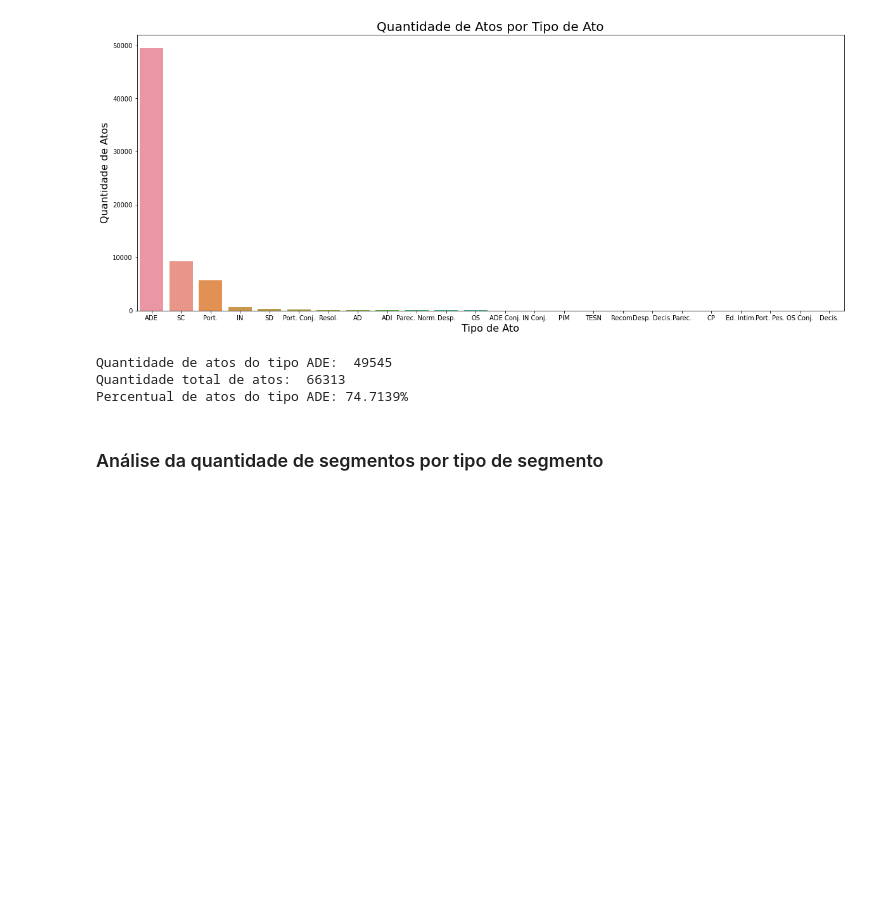
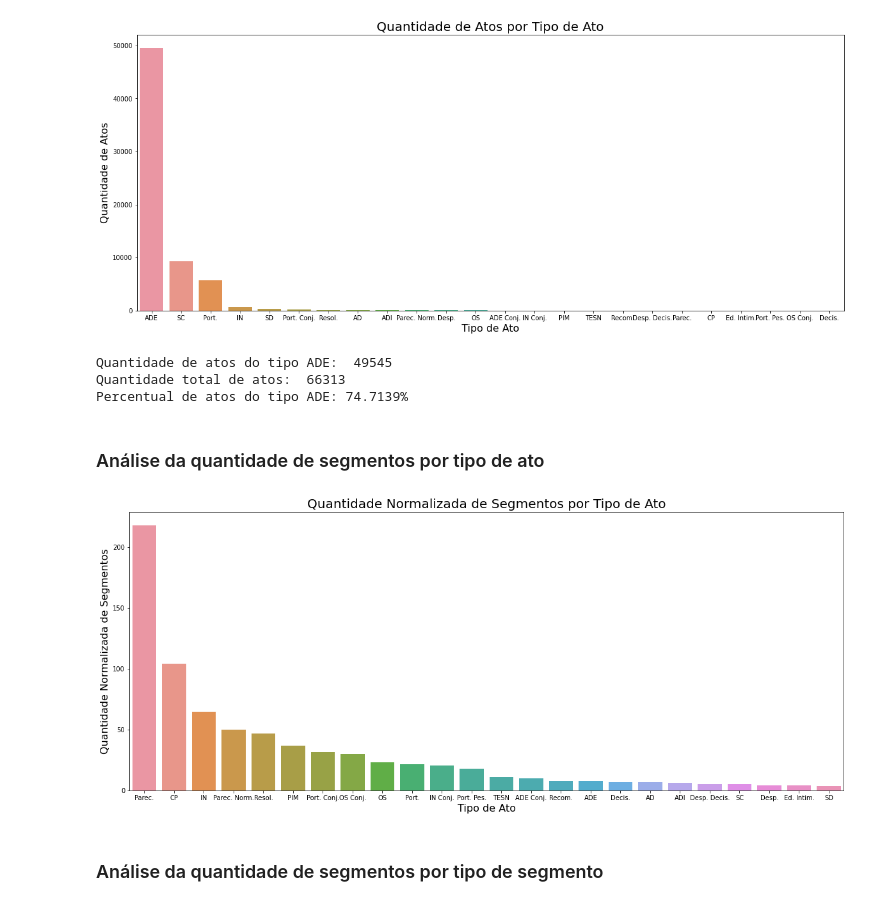
Before and after one commit to correialc/saan, a Jupyter notebook: analise-exploratoria.ipynb, the cells around one changed output. Cells and saved outputs as stored; diff of their text form; code cells hidden in the pictures; blank space fills up the shorter version.

Commit message:
Refinando a analise de tipos de atos e segmentos

```diff
--- a/analise-exploratoria.ipynb
+++ b/analise-exploratoria.ipynb
@@ -36,8 +36,8 @@ df_segmentos['data_publicacao'] = pd.to_datetime(df_segmentos['data_publicacao']
 # %%
 qtd_atos_por_tipo = df_segmentos[['tipo_ato', 'pk_ato']].groupby('tipo_ato')['pk_ato'].nunique()
 df_qtd_atos_por_tipo = pd.DataFrame(qtd_atos_por_tipo)
-df_qtd_atos_por_tipo.columns = ['quantidade_atos']
+df_qtd_atos_por_tipo.columns = ['qtd_atos']
 df_qtd_atos_por_tipo.reset_index(inplace=True)
-df_qtd_atos_por_tipo.sort_values(by='quantidade_atos', ascending=False, inplace=True, ignore_index=True)
+df_qtd_atos_por_tipo.sort_values(by='qtd_atos', ascending=False, inplace=True, ignore_index=True)
 # %%
 fig = plt.figure(figsize=(20,8))
@@ -59,6 +59,28 @@ print('Percentual de atos do tipo ADE: {0:3.4f}%'.format(perc_atos_ade))
 Quantidade de atos do tipo ADE:  49545
 Quantidade total de atos:  66313
 Percentual de atos do tipo ADE: 74.7139%
+# %% [markdown]
+### Análise da quantidade de segmentos por tipo de ato
+# %%
+qtd_segmentos_por_tipo_ato = df_segmentos[['tipo_ato', 'pk_segmento']].groupby('tipo_ato')['pk_segmento'].nunique()
+df_qtd_segmentos_por_tipo_ato = pd.DataFrame(qtd_segmentos_por_tipo_ato)
+df_qtd_segmentos_por_tipo_ato.columns = ['qtd_segmentos']
+df_qtd_segmentos_por_tipo_ato.reset_index(inplace=True)
+df_qtd_segmentos_por_tipo_ato.sort_values(by='qtd_segmentos', ascending=False, inplace=True, ignore_index=True)
+# %%
+# Normalizando a quantidade de segmentos por tipo a partir da quantidade de atos
+df_qtd_atos_segmentos = pd.merge(df_qtd_atos_por_tipo, df_qtd_segmentos_por_tipo_ato, on='tipo_ato')
+df_qtd_atos_segmentos['qtd_segmentos_norm'] = df_qtd_atos_segmentos['qtd_segmentos']/df_qtd_atos_segmentos['qtd_atos']
+df_qtd_atos_segmentos.sort_values(by='qtd_segmentos_norm', ascending=False, inplace=True, ignore_index=True)
+# %%
+fig = plt.figure(figsize=(20,8))
+ax = sns.barplot(x='tipo_ato', y='qtd_segmentos_norm', data=df_qtd_atos_segmentos)
+ax.set_title('Quantidade Normalizada de Segmentos por Tipo de Ato', fontsize=20)
+ax.set_ylabel('Quantidade Normalizada de Segmentos', fontsize=16)
+ax.set_xlabel('Tipo de Ato', fontsize=16)
+plt.show()
+# %% [output]
+[figure, added]
 # %% [markdown]
 ### Análise da quantidade de segmentos por tipo de segmento
 # %%
```
Also changed, not shown: parts of 3 cells of this notebook.
